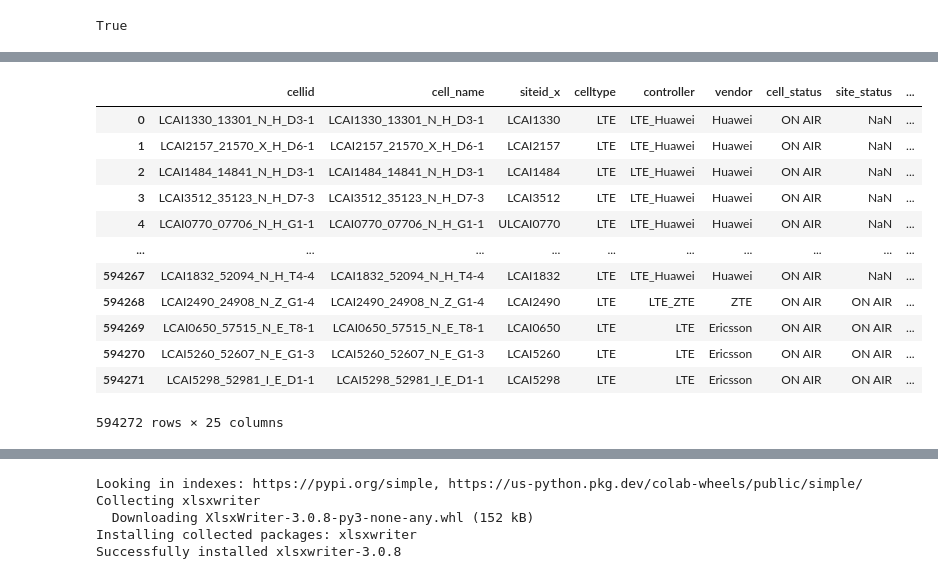
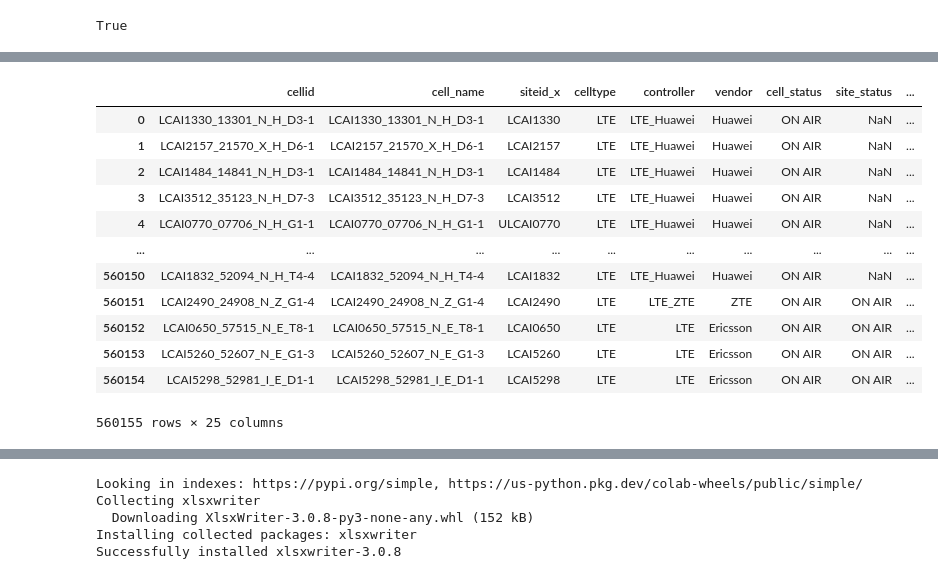
Before and after one commit to Ayman-Abdeen/Tools, a Jupyter notebook: LTE_tool.ipynb, the cells around one changed output, grey strips where cells are left out. Saved outputs shown, nothing was run; the diff lists cells and outputs as text; code cells hidden in the pictures.

```diff
--- a/LTE_tool.ipynb
+++ b/LTE_tool.ipynb
@@ -345,24 +313,21 @@ myDataFrame
 822604 rows × 4 columns
 # %%
-result = pd.merge(all_data1, myDataFrame, how="left", on=['cellid'])
-#result
+result = pd.merge(referance_data, myDataFrame, how="left", on=['dateid','cellid'])
+result
+# %% [output]
+|  | cellid | cell_name | siteid_x | celltype | controller | vendor | cell_status | site_status | ... |
+| 0 | LCAI1330_13301_N_H_D3-1 | LCAI1330_13301_N_H_D3-1 | LCAI1330 | LTE | LTE_Huawei | Huawei | ON AIR | NaN | ... |
+| 1 | LCAI2157_21570_X_H_D6-1 | LCAI2157_21570_X_H_D6-1 | LCAI2157 | LTE | LTE_Huawei | Huawei | ON AIR | NaN | ... |
+| 2 | LCAI1484_14841_N_H_D3-1 | LCAI1484_14841_N_H_D3-1 | LCAI1484 | LTE | LTE_Huawei | Huawei | ON AIR | NaN | ... |
+| 3 | LCAI3512_35123_N_H_D7-3 | LCAI3512_35123_N_H_D7-3 | LCAI3512 | LTE | LTE_Huawei | Huawei | ON AIR | NaN | ... |
+| 4 | LCAI0770_07706_N_H_G1-1 | LCAI0770_07706_N_H_G1-1 | ULCAI0770 | LTE | LTE_Huawei | Huawei | ON AIR | NaN | ... |
+| ... | ... | ... | ... | ... | ... | ... | ... | ... | ... |
+| 560150 | LCAI1832_52094_N_H_T4-4 | LCAI1832_52094_N_H_T4-4 | LCAI1832 | LTE | LTE_Huawei | Huawei | ON AIR | NaN | ... |
+| 560151 | LCAI2490_24908_N_Z_G1-4 | LCAI2490_24908_N_Z_G1-4 | LCAI2490 | LTE | LTE_ZTE | ZTE | ON AIR | ON AIR | ... |
+| 560152 | LCAI0650_57515_N_E_T8-1 | LCAI0650_57515_N_E_T8-1 | LCAI0650 | LTE | LTE | Ericsson | ON AIR | ON AIR | ... |
+| 560153 | LCAI5260_52607_N_E_G1-3 | LCAI5260_52607_N_E_G1-3 | LCAI5260 | LTE | LTE | Ericsson | ON AIR | ON AIR | ... |
+| 560154 | LCAI5298_52981_I_E_D1-1 | LCAI5298_52981_I_E_D1-1 | LCAI5298 | LTE | LTE | Ericsson | ON AIR | ON AIR | ... |
+560155 rows × 25 columns
-# %%
-result = pd.merge(all_data1, myDataFrame, how="left", on=['dateid','cellid'])
-result
-# %% [output]
-|  | cellid | cell_name | siteid_x | celltype | controller | vendor | cell_status | site_status | ... |
-| 0 | LCAI1330_13301_N_H_D3-1 | LCAI1330_13301_N_H_D3-1 | LCAI1330 | LTE | LTE_Huawei | Huawei | ON AIR | NaN | ... |
-| 1 | LCAI2157_21570_X_H_D6-1 | LCAI2157_21570_X_H_D6-1 | LCAI2157 | LTE | LTE_Huawei | Huawei | ON AIR | NaN | ... |
-| 2 | LCAI1484_14841_N_H_D3-1 | LCAI1484_14841_N_H_D3-1 | LCAI1484 | LTE | LTE_Huawei | Huawei | ON AIR | NaN | ... |
-| 3 | LCAI3512_35123_N_H_D7-3 | LCAI3512_35123_N_H_D7-3 | LCAI3512 | LTE | LTE_Huawei | Huawei | ON AIR | NaN | ... |
-| 4 | LCAI0770_07706_N_H_G1-1 | LCAI0770_07706_N_H_G1-1 | ULCAI0770 | LTE | LTE_Huawei | Huawei | ON AIR | NaN | ... |
-| ... | ... | ... | ... | ... | ... | ... | ... | ... | ... |
-| 594267 | LCAI1832_52094_N_H_T4-4 | LCAI1832_52094_N_H_T4-4 | LCAI1832 | LTE | LTE_Huawei | Huawei | ON AIR | NaN | ... |
-| 594268 | LCAI2490_24908_N_Z_G1-4 | LCAI2490_24908_N_Z_G1-4 | LCAI2490 | LTE | LTE_ZTE | ZTE | ON AIR | ON AIR | ... |
-| 594269 | LCAI0650_57515_N_E_T8-1 | LCAI0650_57515_N_E_T8-1 | LCAI0650 | LTE | LTE | Ericsson | ON AIR | ON AIR | ... |
-| 594270 | LCAI5260_52607_N_E_G1-3 | LCAI5260_52607_N_E_G1-3 | LCAI5260 | LTE | LTE | Ericsson | ON AIR | ON AIR | ... |
-| 594271 | LCAI5298_52981_I_E_D1-1 | LCAI5298_52981_I_E_D1-1 | LCAI5298 | LTE | LTE | Ericsson | ON AIR | ON AIR | ... |
-594272 rows × 25 columns
 # %%
 result.describe()
 # %% [output]
```
Also changed, not shown: parts of 8 cells of this notebook.
